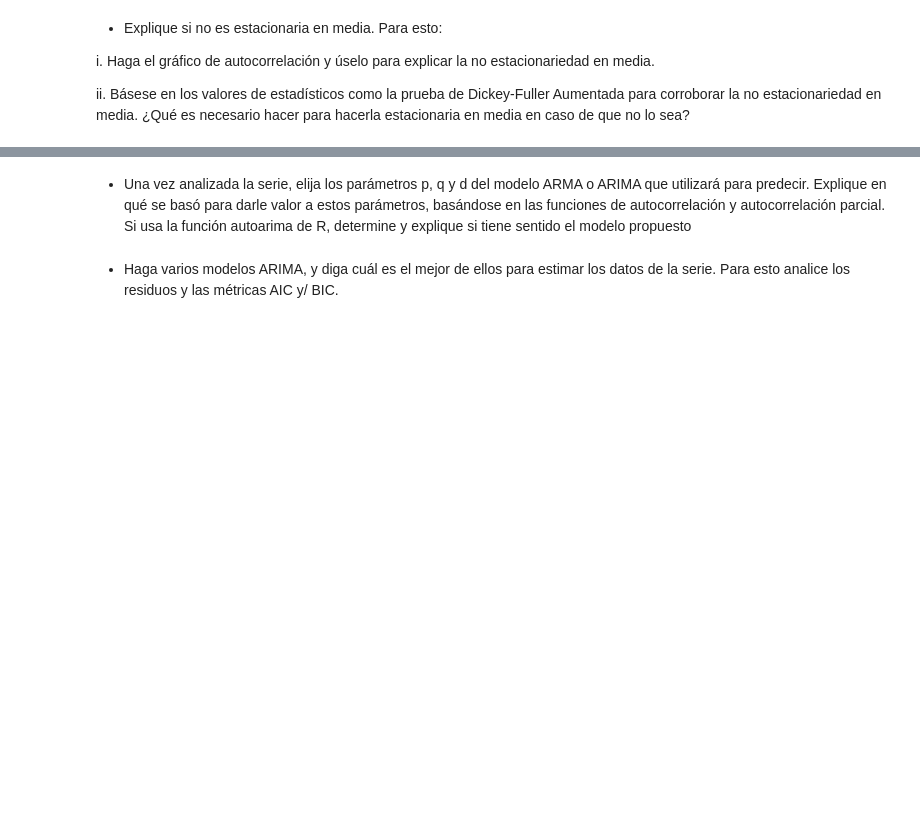
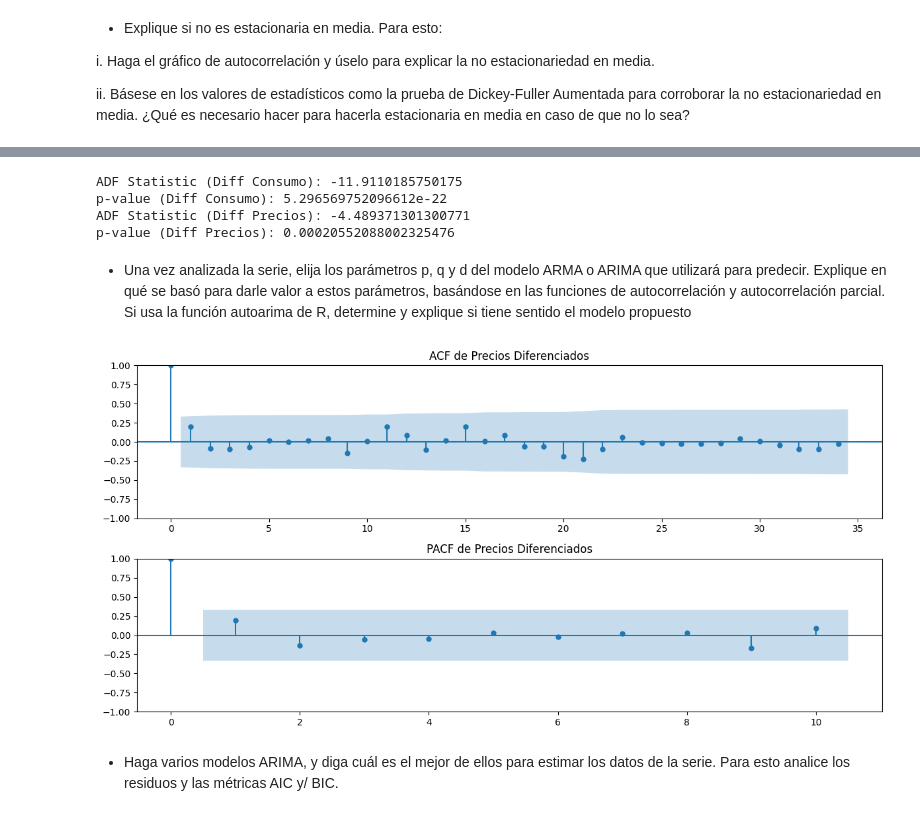
Before and after one commit to AragonD19/Lab2DataScince, a Jupyter notebook: Lab2.ipynb, the cells around one changed output, grey strips where cells are left out. Drawn from its saved outputs; the diff is of its cells as text; code cells hidden in the pictures; blank space fills up the shorter version.

```diff
--- a/Lab2.ipynb
+++ b/Lab2.ipynb
@@ -560,9 +571,54 @@ sea?
+# %%
+# Diferenciación de la serie de consumo mensual
+consumo_diff = consumo_mensual['Gasolina regular'].diff().dropna()
+
+# Diferenciación de la serie de precios
+precios_diff = precios_mensuales['Gasolina regular'].diff().dropna()
+
+# Prueba ADF para las series diferenciadas
+result_diff_consumo = adfuller(consumo_diff)
+print('ADF Statistic (Diff Consumo):', result_diff_consumo[0])
+print('p-value (Diff Consumo):', result_diff_consumo[1])
+
+result_diff_precios = adfuller(precios_diff)
+print('ADF Statistic (Diff Precios):', result_diff_precios[0])
+print('p-value (Diff Precios):', result_diff_precios[1])
+# %% [output]
+ADF Statistic (Diff Consumo): -11.9110185750175
+p-value (Diff Consumo): 5.296569752096612e-22
+ADF Statistic (Diff Precios): -4.489371301300771
+p-value (Diff Precios): 0.00020552088002325476
 # %% [markdown]
 - Una vez analizada la serie, elija los parámetros p, q y d del modelo ARMA o ARIMA
 que utilizará para predecir. Explique en qué se basó para darle valor a estos
 parámetros, basándose en las funciones de autocorrelación y autocorrelación
 parcial. Si usa la función autoarima de R, determine y explique si tiene sentido el
 modelo propuesto
+# %%
+from statsmodels.graphics.tsaplots import plot_acf, plot_pacf
+import matplotlib.pyplot as plt
+
+# Verifica y limpia datos
+precios_diff_clean = precios_diff.dropna()
+
+# Ajusta el número de rezagos para PACF
+max_lags_pacf = min(10, len(precios_diff_clean) // 2 - 1)
+
+# Gráficos de ACF y PACF
+plt.figure(figsize=(12, 6))
+
+plt.subplot(211)
+plot_acf(precios_diff_clean, lags=min(50, len(precios_diff_clean)-1), ax=plt.gca())
+plt.title('ACF de Precios Diferenciados')
+
+plt.subplot(212)
+plot_pacf(precios_diff_clean, lags=max_lags_pacf, ax=plt.gca())
+plt.title('PACF de Precios Diferenciados')
+
+plt.tight_layout()
+plt.show()
+# %% [output]
+[figure, added]
 # %% [markdown]
 - Haga varios modelos ARIMA, y diga cuál es el mejor de ellos para estimar los datos
 de la serie. Para esto analice los residuos y las métricas AIC y/ BIC.
```
Also changed, not shown: parts of 11 cells of this notebook.
